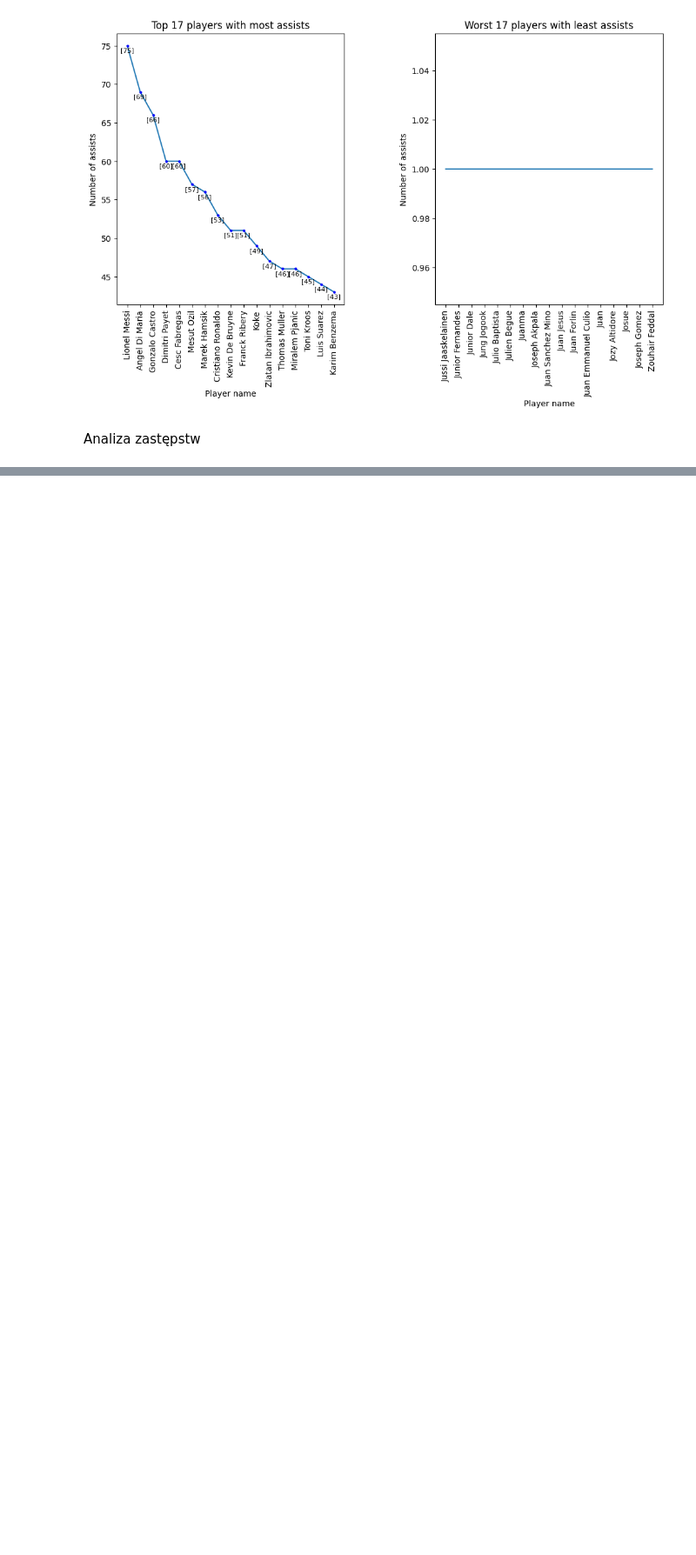
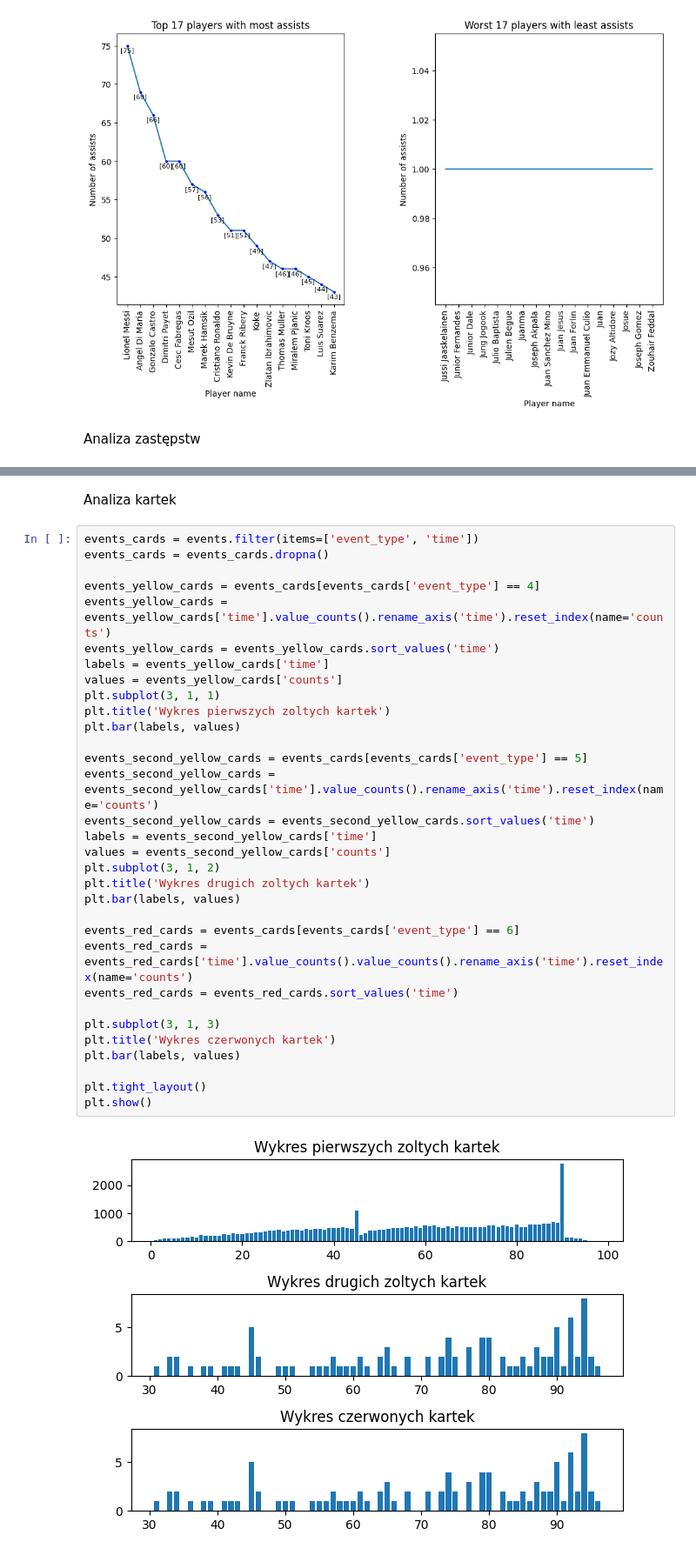
Before and after one commit to solszym/football_events_dane, a Jupyter notebook: analiza.ipynb, the cells around one changed output, grey strips where cells are left out. Shown at 87% size. Cells and saved outputs as stored; diff of their text form; blank space fills up the shorter version.

```diff
--- a/analiza.ipynb
+++ b/analiza.ipynb
@@ -192,0 +194,36 @@ plt.show()
+# %% [markdown]
+Analiza kartek
+# %%
+events_cards = events.filter(items=['event_type', 'time'])
+events_cards = events_cards.dropna()
+
+events_yellow_cards = events_cards[events_cards['event_type'] == 4]
+events_yellow_cards = events_yellow_cards['time'].value_counts().rename_axis('time').reset_index(name='counts')
+events_yellow_cards = events_yellow_cards.sort_values('time')
+labels = events_yellow_cards['time']
+values = events_yellow_cards['counts']
+plt.subplot(3, 1, 1)
+plt.title('Wykres pierwszych zoltych kartek')
+plt.bar(labels, values)
+
+events_second_yellow_cards = events_cards[events_cards['event_type'] == 5]
+events_second_yellow_cards = events_second_yellow_cards['time'].value_counts().rename_axis('time').reset_index(name='counts')
+events_second_yellow_cards = events_second_yellow_cards.sort_values('time')
+labels = events_second_yellow_cards['time']
+values = events_second_yellow_cards['counts']
+plt.subplot(3, 1, 2)
+plt.title('Wykres drugich zoltych kartek')
+plt.bar(labels, values)
+
+events_red_cards = events_cards[events_cards['event_type'] == 6]
+events_red_cards = events_red_cards['time'].value_counts().value_counts().rename_axis('time').reset_index(name='counts')
+events_red_cards = events_red_cards.sort_values('time')
+
+plt.subplot(3, 1, 3)
+plt.title('Wykres czerwonych kartek')
+plt.bar(labels, values)
+
+plt.tight_layout()
+plt.show()
+# %% [output]
+[figure, added]
```
Also changed, not shown: parts of 4 cells of this notebook.
